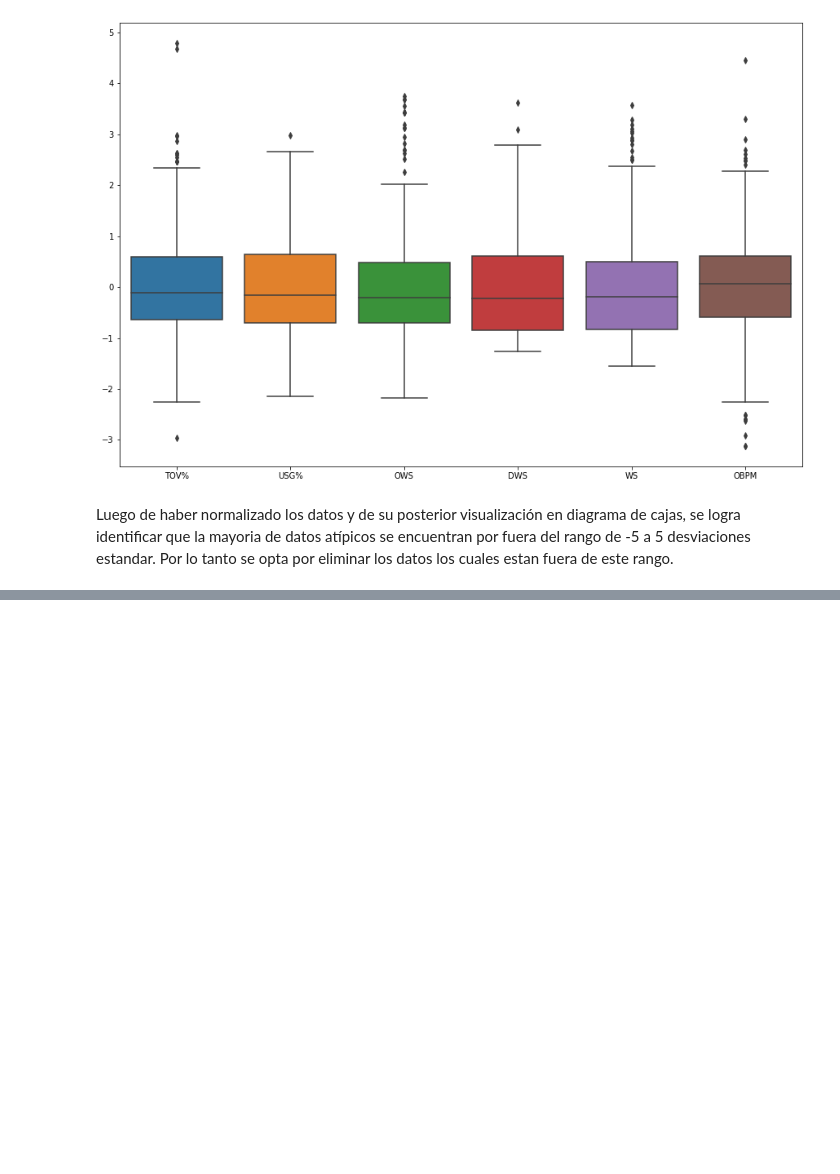
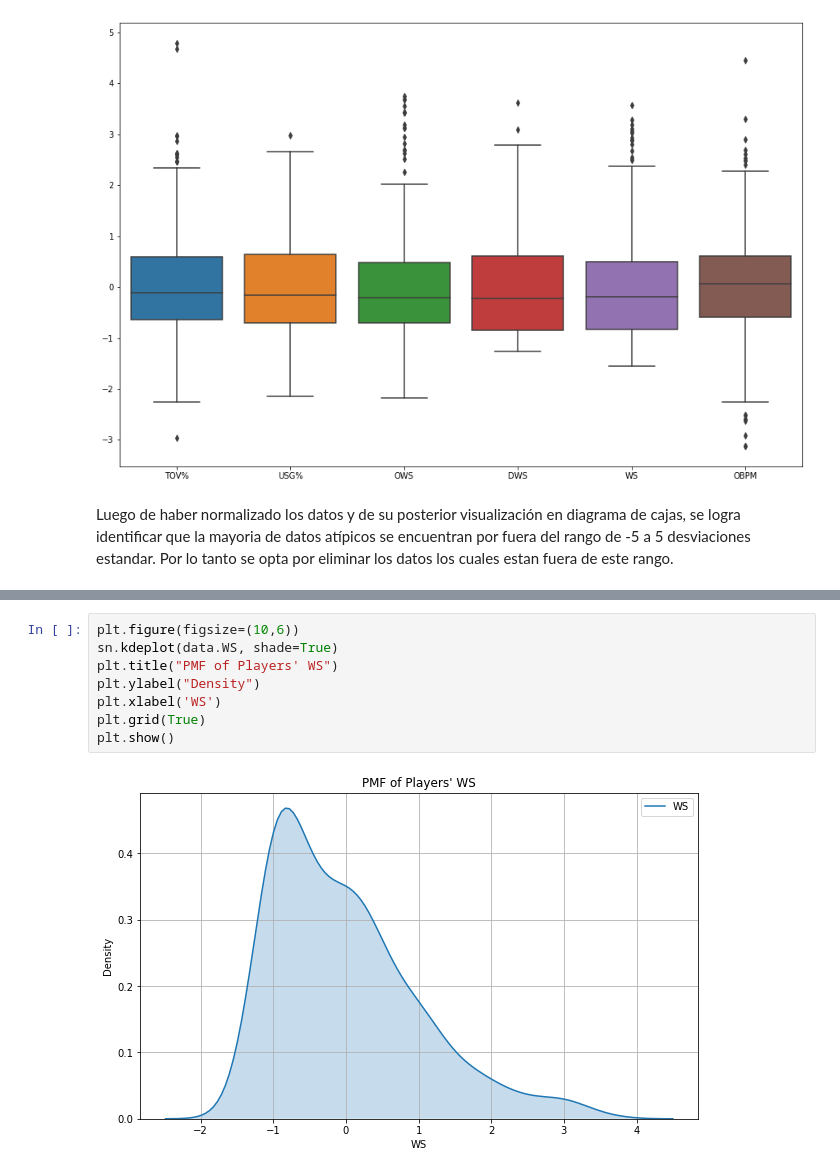
Before and after one commit to NicolasB2/NBA_Salaries, a Jupyter notebook: NBA Salary.ipynb, the cells around one changed output, grey strips where cells are left out. Saved outputs shown, nothing was run; the diff lists cells and outputs as text; blank space fills up the shorter version.

```diff
--- a/NBA Salary.ipynb
+++ b/NBA Salary.ipynb
@@ -423,0 +476,10 @@ Luego de haber normalizado los datos y de su posterior visualización en diagram
+# %%
+plt.figure(figsize=(10,6))
+sn.kdeplot(data.WS, shade=True)
+plt.title("PMF of Players' WS")
+plt.ylabel("Density")
+plt.xlabel('WS')
+plt.grid(True)
+plt.show()
+# %% [output]
+[figure, added]
```
Also changed, not shown: parts of 21 cells of this notebook.
